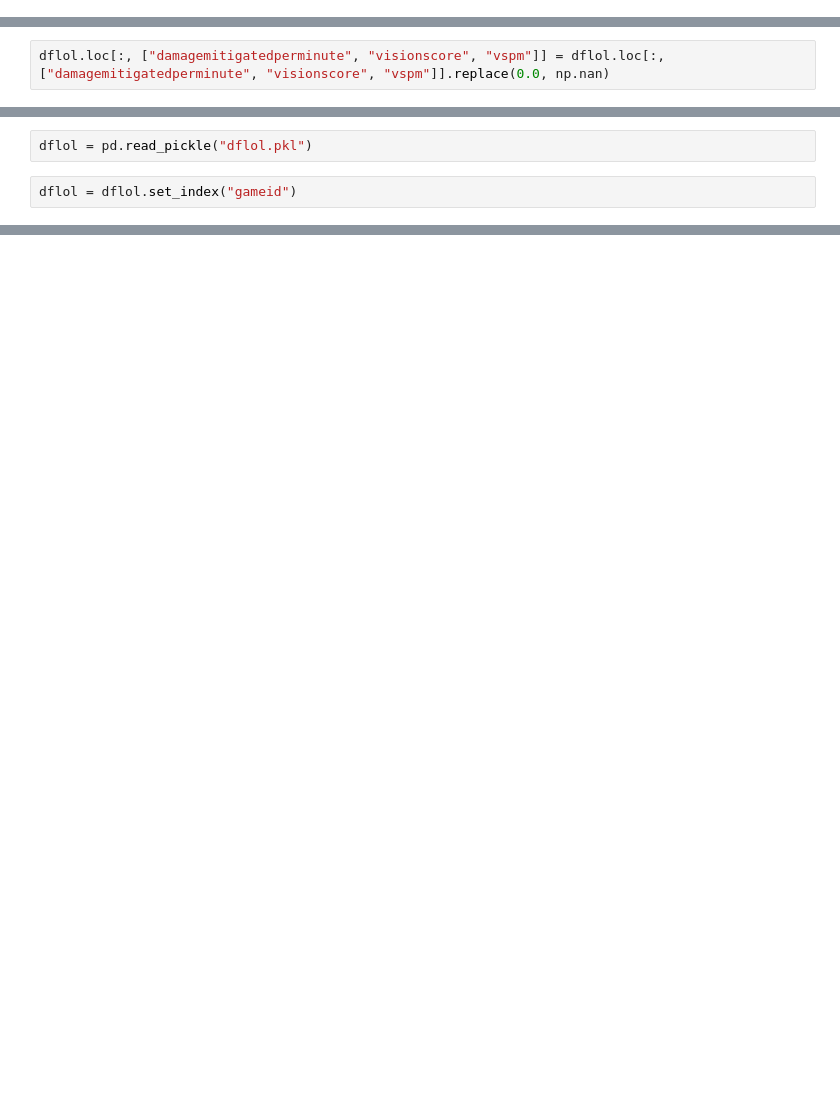
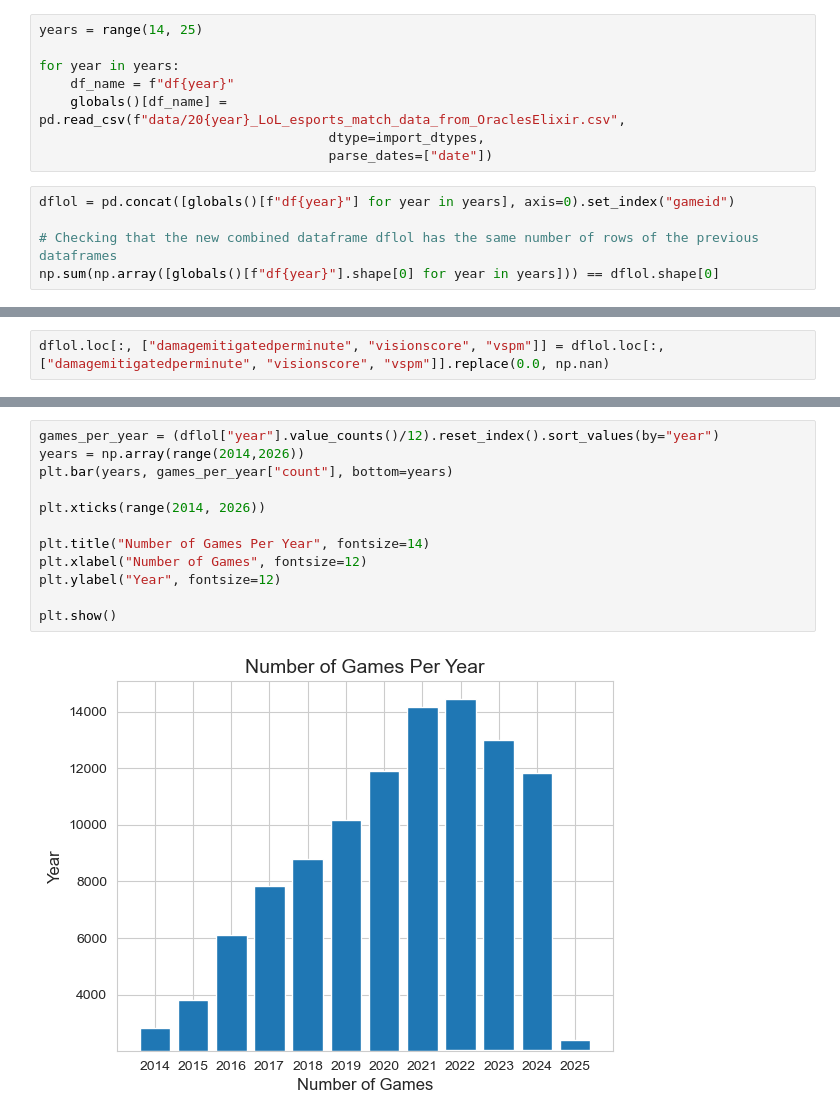
Before and after one commit to Samuel-Kelly-hub/Esports-Results-Project, a Jupyter notebook: LoL_Data_Exploration.ipynb, the cells around one changed output, grey strips where cells are left out. Saved outputs shown, nothing was run; the diff lists cells and outputs as text; blank space fills up the shorter version.

```diff
--- a/LoL_Data_Exploration.ipynb
+++ b/LoL_Data_Exploration.ipynb
@@ -219,0 +67,13 @@ print(dflol.loc[(dflol["vspm"] == 0.0)  & (dflol["wardsplaced"] == 0.0), "wardsp
+# %%
+years = range(14, 25)
+
+for year in years:
+    df_name = f"df{year}"
+    globals()[df_name] = pd.read_csv(f"data/20{year}_LoL_esports_match_data_from_OraclesElixir.csv",
+                                     dtype=import_dtypes,
+                                     parse_dates=["date"])
+# %%
+dflol = pd.concat([globals()[f"df{year}"] for year in years], axis=0).set_index("gameid")
+
+# Checking that the new combined dataframe dflol has the same number of rows of the previous dataframes
+np.sum(np.array([globals()[f"df{year}"].shape[0] for year in years])) == dflol.shape[0]
@@ -229,4 +131,0 @@ dflol.loc[(dflol["vspm"] == 0.0)  & (dflol["wardsplaced"] == 0.0)]
-# %%
-dflol = pd.read_pickle("dflol.pkl")
-# %%
-dflol = dflol.set_index("gameid")
@@ -665,0 +171,14 @@ plt.show()
+# %%
+games_per_year = (dflol["year"].value_counts()/12).reset_index().sort_values(by="year")
+years = np.array(range(2014,2026))
+plt.bar(years, games_per_year["count"], bottom=years)
+
+plt.xticks(range(2014, 2026))
+
+plt.title("Number of Games Per Year", fontsize=14)
+plt.xlabel("Number of Games", fontsize=12)
+plt.ylabel("Year", fontsize=12)
+
+plt.show()
+# %% [output]
+[figure, added]
```
Also changed, not shown: parts of 211 cells of this notebook.
